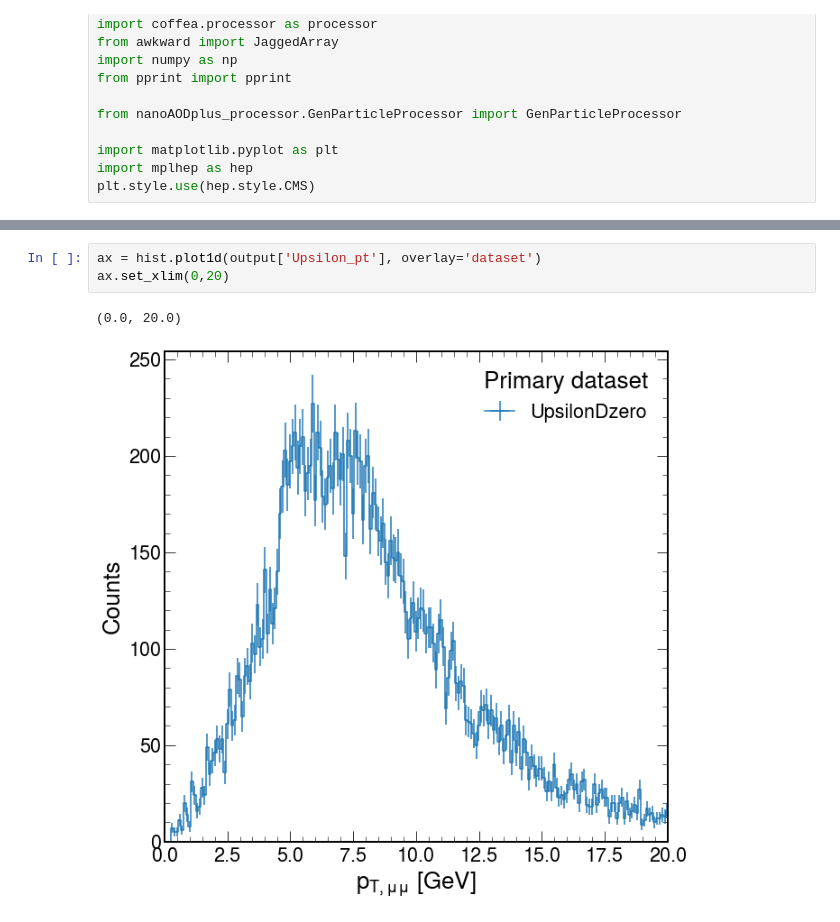
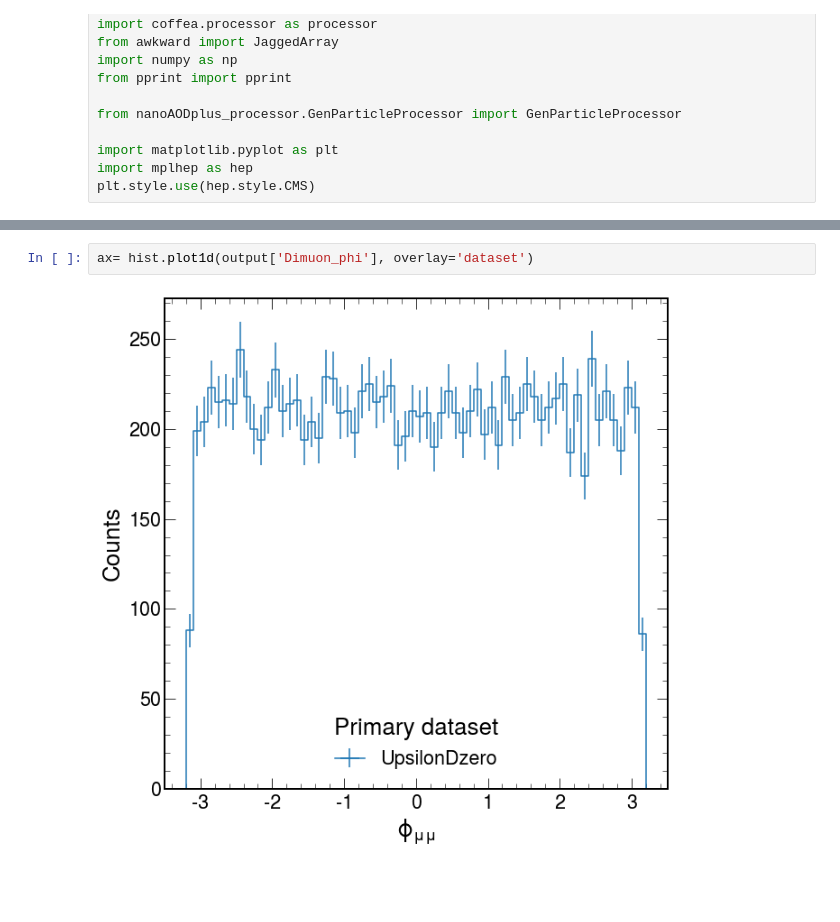
Before and after one commit to kevimota/OniaOpenCharmRun2ULAna, a Jupyter notebook: GenParticle_analyzer.ipynb, the cells around one changed output, grey strips where cells are left out. Saved outputs shown, nothing was run; the diff lists cells and outputs as text; blank space fills up the shorter version.

```diff
--- a/GenParticle_analyzer.ipynb
+++ b/GenParticle_analyzer.ipynb
@@ -57,6 +75,4 @@ ax = hist.plot1d(output['Upsilon_mass'], overlay='dataset')
 # %%
-ax = hist.plot1d(output['Upsilon_pt'], overlay='dataset')
-ax.set_xlim(0,20)
+ax= hist.plot1d(output['Dimuon_phi'], overlay='dataset')
 # %% [output]
-(0.0, 20.0)
-[figure, old version]
+[figure, new version]
```
Also changed, not shown: parts of 16 cells of this notebook, 2 other files.
